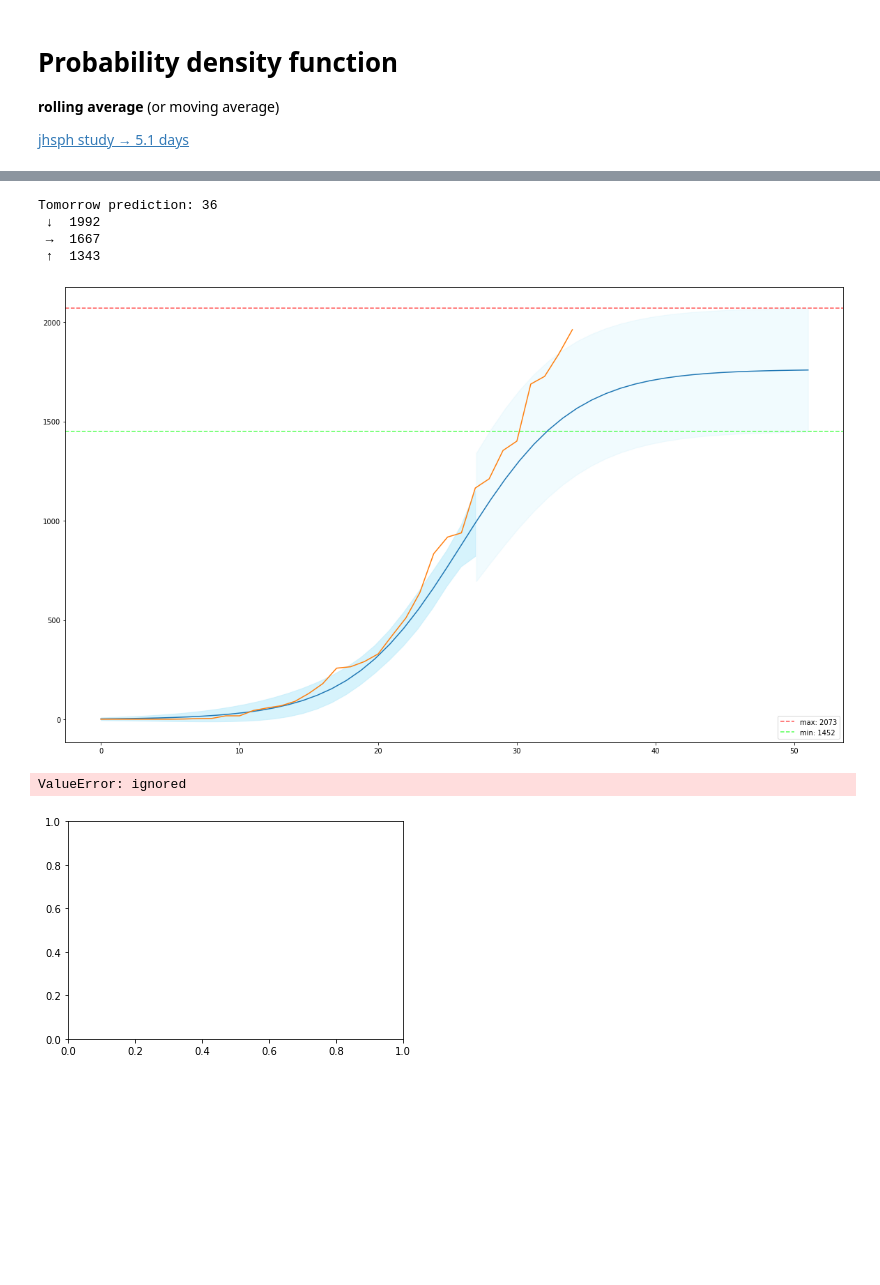
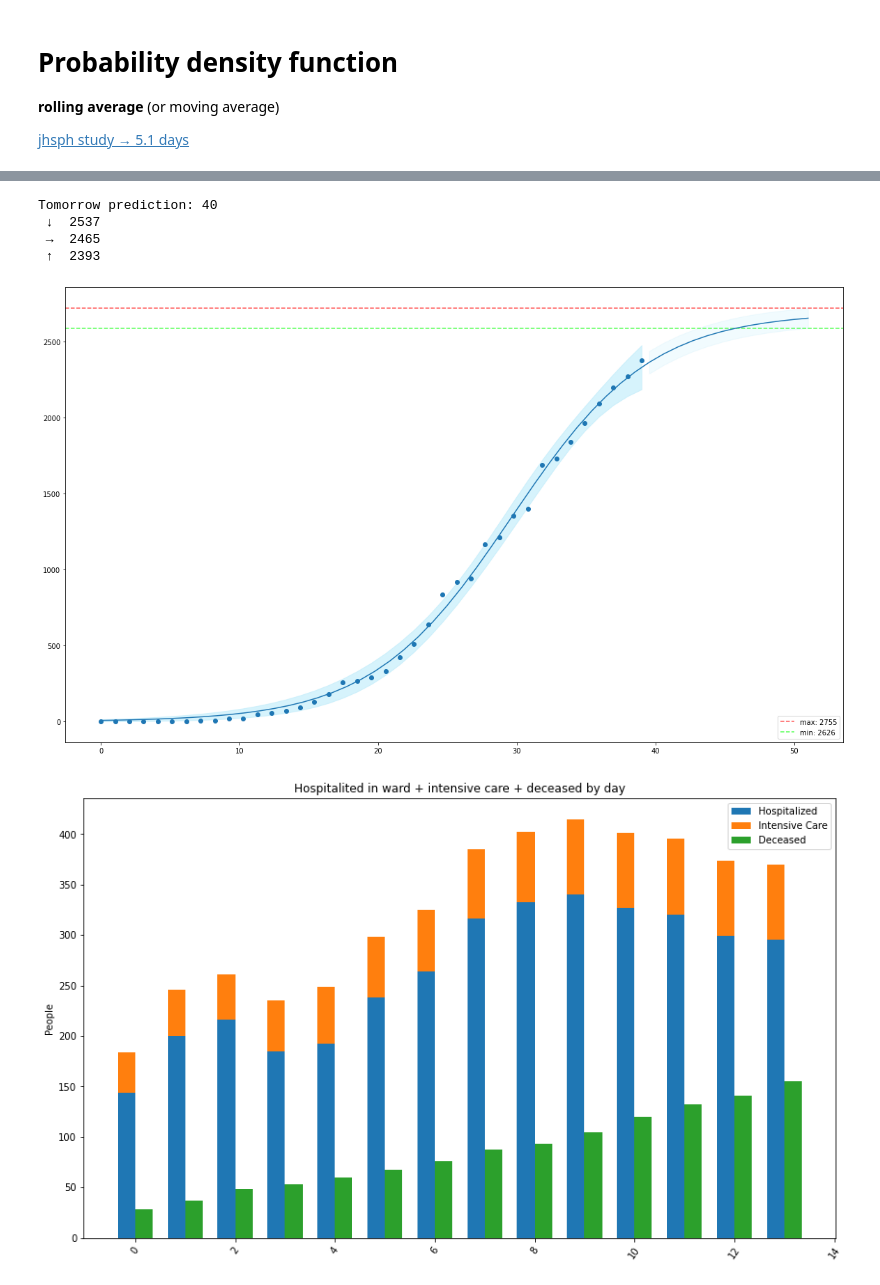
Before and after one commit to davidnussio/covid-19-ticino, a Jupyter notebook: Covid_Ticino.ipynb, the cells around one changed output, grey strips where cells are left out. Saved outputs shown, nothing was run; the diff lists cells and outputs as text; code cells hidden in the pictures; blank space fills up the shorter version.

```diff
--- a/Covid_Ticino.ipynb
+++ b/Covid_Ticino.ipynb
@@ -33,10 +33,12 @@ def sigmoid_dx(x, a, b, c):
 # %%
 #@title Configuration
 
-num_sample = 27 #@param {type:"slider", min:20, max:50, step:1}
+num_sample = 50 #@param {type:"slider", min:20, max:50, step:1}
 
 moving_avarage_win = 5 #@param {type:"integer"}
 
+csv_url_file = "https://raw.githubusercontent.com/davidnussio/covid-19-ticino/master/data/covid-19-ticino.csv" #@param ["https://raw.githubusercontent.com/davidnussio/covid-19-ticino/master/data/covid-19-ticino.csv", "https://raw.githubusercontent.com/openZH/covid_19/master/fallzahlen_kanton_total_csv/COVID19_Fallzahlen_Kanton_VD_total.csv"]
+
 print('num_sample: ',num_sample)
 print('moving_avarage_win: ', moving_avarage_win)
 # %% [output]
@@ -44,8 +46,8 @@ num_sample:  27
 moving_avarage_win:  5
 # %%
 # Load data from github repo (github.com/davidnussio/covid-19-ticino)
-csv_data = pd.read_csv("https://raw.githubusercontent.com/davidnussio/covid-19-ticino/master/data/covid-19-ticino.csv")
-data = csv_data.fillna(method='ffill')
+csv_data = pd.read_csv(csv_url_file)
+data = csv_data.fillna(method='ffill').fillna(0)
 
 # Daily infected patients
 new_infected = csv_data['ncumul_conf'].fillna(method='ffill').diff()
@@ -77,4 +79,5 @@ print('Numer of sample', num_sample)
 print('Number of days: ', number_of_days)
 print('Date range: [', data['date'][0], '- ', data['date'][number_of_days - 1], ']')
 # yData
+data.tail()
 # %% [output]
@@ -289,37 +311,53 @@ ax.plot(x, ySigmoid)
 
 plt.fill_between(xDataSample, result.best_fit-dely, result.best_fit+dely, color="#bbebfb", alpha=0.6)
 
-ax.plot(data['ncumul_conf'])
+ax.scatter(xDataSample, data['ncumul_conf'])
 
 print('Tomorrow prediction:', number_of_days + 1)
 print(' ↓ ', int(round(ySigmoid3[number_of_days + 1])))
 print(' → ', int(round(ySigmoid[number_of_days + 1])))
 print(' ↑ ', int(round(ySigmoid2[number_of_days + 1])))
 # %% [output]
-Tomorrow prediction: 36
- ↓  1992
- →  1667
- ↑  1343
+Tomorrow prediction: 40
+ ↓  2537
+ →  2465
+ ↑  2393
-[figure, old version]
+[figure, new version]
 # %%
 skip_data = 25
+dates = data['date'][skip_data:]
 ncumul_hosp = data['ncumul_hosp'][skip_data:].fillna(0)
 ncumul_ICU = data['ncumul_ICU'][skip_data:].fillna(0)
 ncumul_deceased = data['ncumul_deceased'][skip_data:].fillna(0)
 
+ncumul_ward = ncumul_hosp - ncumul_ICU
+
 width = 0.35       # the width of the bars: can also be len(x) sequence
 
 fig, ax = plt.subplots()
+fig.set_size_inches(14, 8.4, forward=True)
 
-#ax.bar(xDataSample, ncumul_hosp, width, label='ncumul_hosp')
-ax.bar(xDataSample[skip_data:], ncumul_ICU, width, label='Intensive Care')
-ax.bar(xDataSample[skip_data:], ncumul_deceased, width, bottom=ncumul_ICU, label='Deceased')
+#ax.bar(dates, ncumul_ward, width, label='Hospitalized')
+#ax.plot(dates, ncumul_ward)
 
-ax.set_ylabel('Scores')
-ax.set_title('Scores by group and gender')
+#ax.bar(dates, ncumul_ICU, width, bottom=ncumul_ward, label='Intensive Care')
+
+# ax.bar(dates, ncumul_deceased, width,
+#        bottom=ncumul_hosp, label='Deceased')
+
+x = numpy.arange(len(dates))
+ax.bar(x - width/2, ncumul_ward, width, label='Hospitalized')
+ax.bar(x - width/2, ncumul_ICU, width, bottom=ncumul_ward, label='Intensive Care')
+ax.bar(x + width/2, ncumul_deceased, width, label='Deceased')
+
+for tick in ax.get_xticklabels():
+  tick.set_rotation(55)
+
+fig.align_labels()
+ax.set_ylabel('People')
+ax.set_title('Hospitalited in ward + intensive care + deceased by day')
 ax.legend()
 
 plt.show()
 # %% [output]
-ValueError: ignored
-[figure, old version]
+[figure, new version]
```
Also changed, not shown: parts of 10 cells of this notebook.
